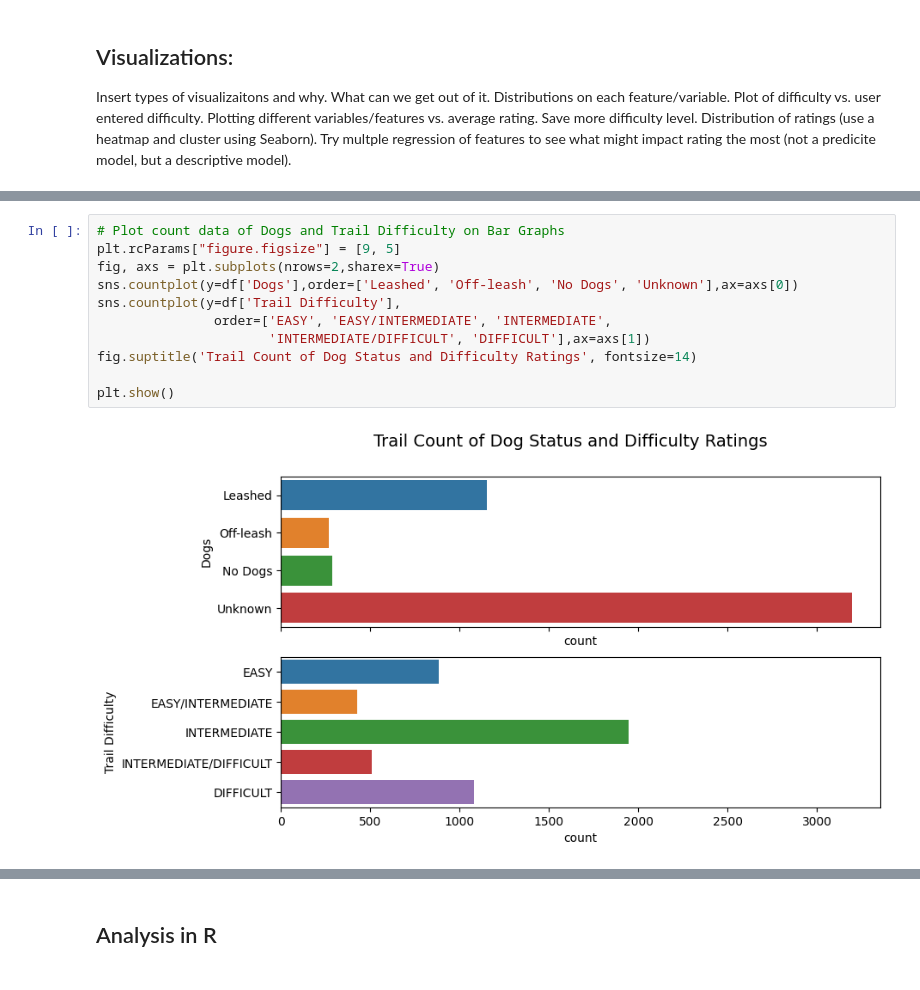
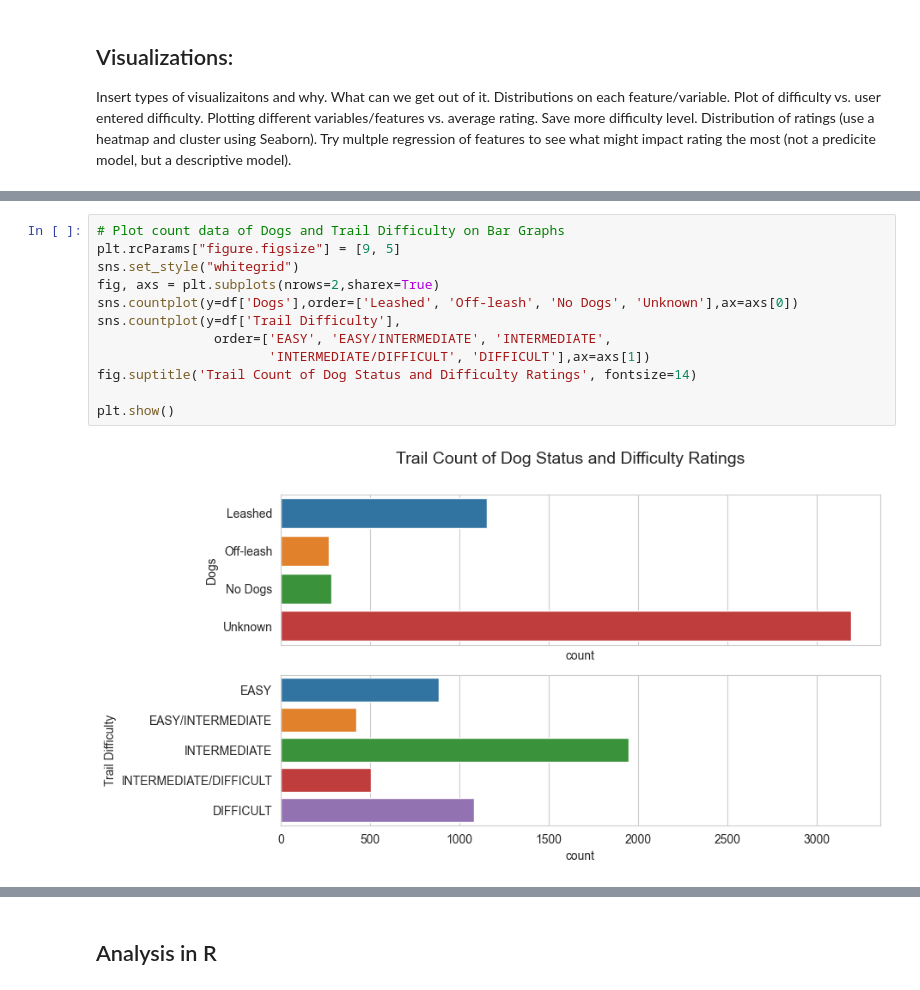
Before and after one commit to BiochemHead/COMP_4447_Final_Project, a Jupyter notebook: 4. Analysis R code/Final Project Notebook.ipynb, the cells around one changed output, grey strips where cells are left out. Saved outputs shown, nothing was run; the diff lists cells and outputs as text.

```diff
--- a/4. Analysis R code/Final Project Notebook.ipynb
+++ b/4. Analysis R code/Final Project Notebook.ipynb
@@ -416,14 +416,15 @@ dtype: int64
 # %%
 # Plot count data of Dogs and Trail Difficulty on Bar Graphs
 plt.rcParams["figure.figsize"] = [9, 5]
+sns.set_style("whitegrid")
 fig, axs = plt.subplots(nrows=2,sharex=True)
 sns.countplot(y=df['Dogs'],order=['Leashed', 'Off-leash', 'No Dogs', 'Unknown'],ax=axs[0])
 sns.countplot(y=df['Trail Difficulty'],
                order=['EASY', 'EASY/INTERMEDIATE', 'INTERMEDIATE',
                       'INTERMEDIATE/DIFFICULT', 'DIFFICULT'],ax=axs[1])
 fig.suptitle('Trail Count of Dog Status and Difficulty Ratings', fontsize=14)
 
 plt.show()
 # %% [output]
-[figure, old version]
+[figure, new version]
 # %%
```
Also changed, not shown: parts of 12 cells of this notebook, 2 other files.
